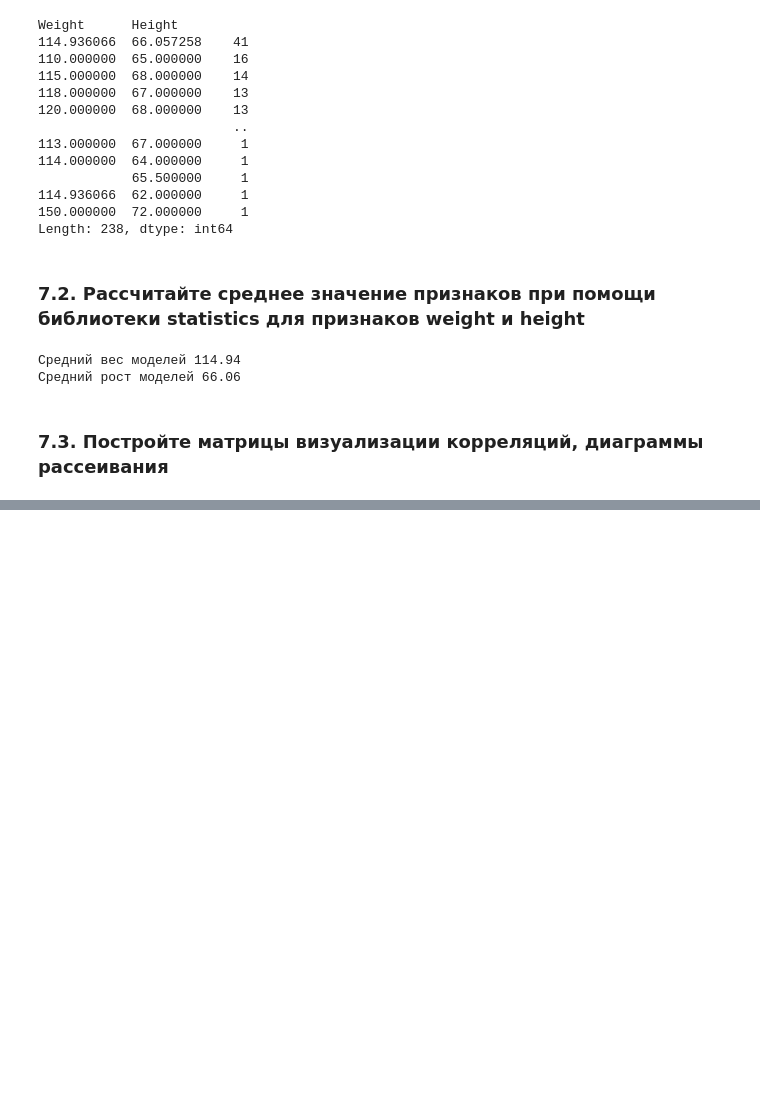
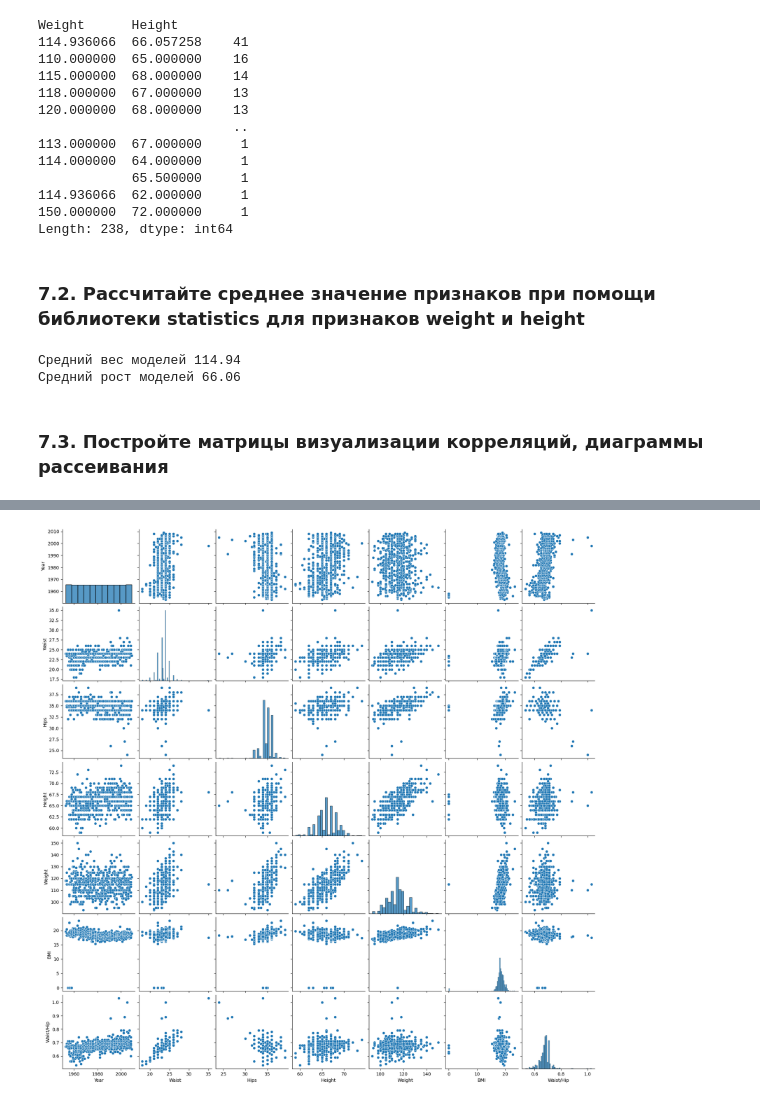
Before and after one commit to ElenaBask/SF_DS_learn, a Jupyter notebook: EDA-2 Practice.ipynb, the cells around one changed output, grey strips where cells are left out. Saved outputs shown, nothing was run; the diff lists cells and outputs as text; code cells hidden in the pictures; blank space fills up the shorter version.

```diff
--- a/EDA-2 Practice.ipynb
+++ b/EDA-2 Practice.ipynb
@@ -38,0 +55,4 @@ print(f'Средний рост моделей {round(statistics.mean(data.Heigh
+# %%
+sns.pairplot(data);
+# %% [output]
+[figure, added]
```
Also changed, not shown: parts of 2 cells of this notebook.
